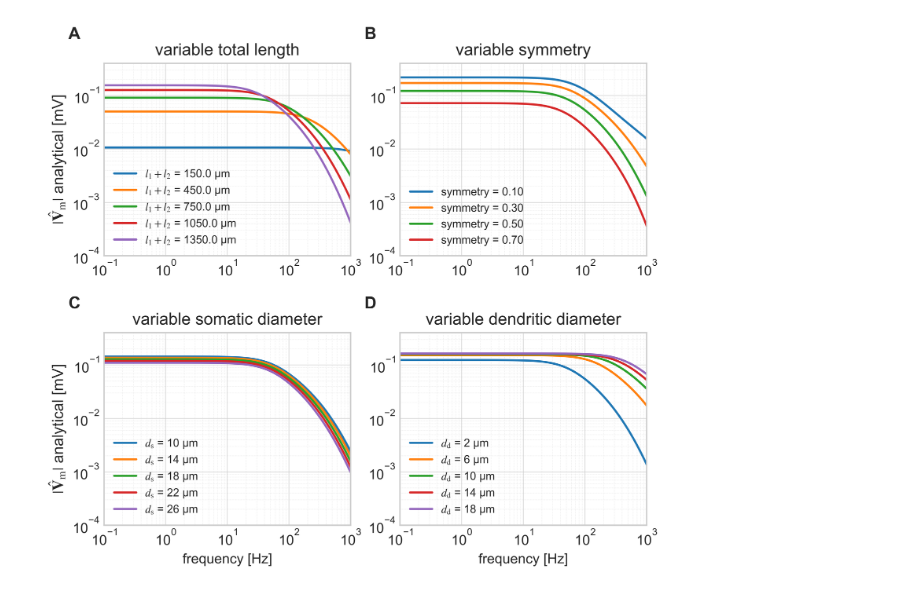
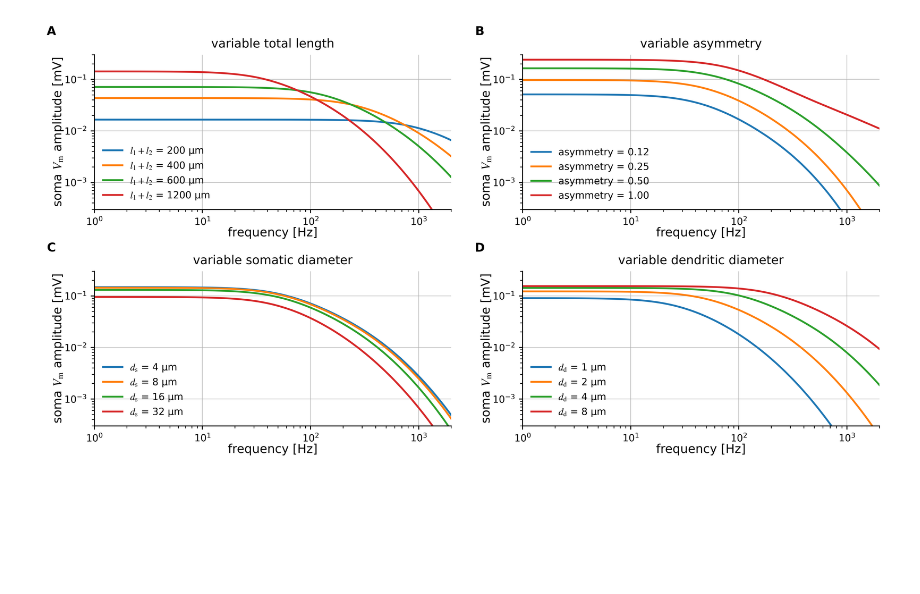
Before and after one commit to torbjone/CellTypeDependenceElStim, a Jupyter notebook: notebooks/Fig-8.ipynb, the cells around one changed output. Cells and saved outputs as stored; diff of their text form; code cells hidden in the pictures; blank space fills up the shorter version.

Commit message:
Updated figures

```diff
--- a/notebooks/Fig-8.ipynb
+++ b/notebooks/Fig-8.ipynb
@@ -3,17 +3,18 @@
 import matplotlib.pyplot as plt
 import matplotlib.gridspec as gridspec
 import numpy as np
+import brainsignals.plotting_convention as pc
 
 plt.rcParams.update({
     "figure.dpi": 600,
     "figure.figsize": (6, 2.5),
-    "font.size": 10,
+    "font.size": 8,
     "mathtext.fontset": "stix"
 })
 # %%
-def calculate_analytical_Vm_bn2s(params, freqs):
+def calculate_analytical_Vm_bn2s_with_sym(params, freqs):
     """
-    Calculates analytical soma Vm amplitude
+    Calculates analytical soma Vm amplitude, with the symmetry factor l2 = sym * l1
 
     Args:
         params (dict): A dictionary containing the biophysical parameters.
@@ -31,7 +32,7 @@ def calculate_analytical_Vm_bn2s(params, freqs):
     d = params['d']    # Stick diameter (m)
     ds = params['ds']  # Soma diameter (m)
     l1 = params['l1']  # Length of stick 1 (m)
-    l2 = params['l2']  # Length of stick 2 (m)
+    asym = params['asym']  # Symmetry factor determenting the length of stick 2
     s_in = params['s_in'] # PSD of white noise input current (A^2 / Hz)
 
     # --- 2. Calculate derived cable properties ---
@@ -49,7 +50,7 @@ def calculate_analytical_Vm_bn2s(params, freqs):
 
     # Electrotonic lengths (dimensionless)
     L1 = l1 / lambda_
-    L2 = l2 / lambda_
+    L2 = (1 - asym) / (1 + asym) * L1
 
     # Dimensionless frequency
     W = omega * tau_m
@@ -236,6 +149,7 @@ for sym in syms:
 # %%
 # Vary stick diameter
 diams = np.arange(2,20,4)
+diams = np.array([1, 2, 4, 8])
 
 V_m_vary_dend_diam = {}
 
@@ -243,7 +157,7 @@ for d_d in diams:
     params_copy = standard_neuron_parameters.copy()
     params_copy['d'] = d_d * 1e-6
 
-    freqs, abs_V_m = calculate_analytical_Vm_bn2s(params_copy, frequencies)
+    freqs, abs_V_m = calculate_analytical_Vm_bn2s_with_sym(params_copy, frequencies)
 
     V_m_vary_dend_diam[d_d] = {
         'freqs': freqs,
@@ -253,7 +167,8 @@ for d_d in diams:
     del freqs, abs_V_m
 # %%
 # Vary soma diam
-diams = np.arange(10,30,4)
+diams = np.arange(10,30,5)
+diams = np.array([4, 8, 16, 32])
 
 V_m_vary_soma_diam = {}
 
@@ -261,7 +176,7 @@ for d_s in diams:
     params_copy = standard_neuron_parameters.copy()
     params_copy['ds'] = d_s * 1e-6
 
-    freqs, abs_V_m = calculate_analytical_Vm_bn2s(params_copy, frequencies)
+    freqs, abs_V_m = calculate_analytical_Vm_bn2s_with_sym(params_copy, frequencies)
 
     V_m_vary_soma_diam[d_s] = {
         'freqs': freqs,
@@ -271,81 +186,66 @@ for d_s in diams:
     del freqs, abs_V_m
 # %%
 # --- Plotting the Results ---
-plt.style.use('seaborn-v0_8-whitegrid')
+#plt.style.use('seaborn-v0_8-whitegrid')
 
 # Create a figure with a specific size
-fig = plt.figure(figsize=(7, 6))
+fig = plt.figure(figsize=(10, 5))
+fig.subplots_adjust(left=0.08, right=0.98, bottom=0.08, top=0.93)
 
-plt.rcParams['font.family'] = 'sans-serif'
+#plt.rcParams['font.family'] = 'sans-serif'
 
 # Create a GridSpec layout for more control over subplot placement
 # 3 rows, 2 columns
 gs = gridspec.GridSpec(2, 2, figure=fig, hspace=0.4, wspace=0.2)
 
 # Define the axes for each subplot
 ax1 = fig.add_subplot(gs[0, 0])
 ax2 = fig.add_subplot(gs[0, 1])
 ax3 = fig.add_subplot(gs[1, 0])
 ax4 = fig.add_subplot(gs[1, 1])
 
 # Common unit conversion factor
 unit_conversion_factor = (1e12 * 1e3)**2
 props = dict(boxstyle='round,pad=0.5', facecolor='wheat', alpha=0.5)
 
 
 # --- Subplot 1: Vary total length with fixed symmetry ---
 for l, data in V_m_vary_abs_len.items():
-    ax1.loglog(data['freqs'], data['abs_V_m'], label=f'$l_1+l_2$ = {l} µm')
-ax1.set_title('variable total length')
-#ax1.set_xlabel('Frequency (Hz)')
-ax1.set_ylabel(r'$|\hat{\mathbf{V}}_\mathrm{m}|$ analytical [mV]', fontsize = 11)
-ax1.legend(fontsize = 8)
-ax1.grid(which='major', linestyle='-', linewidth=0.5, alpha=0.8)
-ax1.grid(which='minor', linestyle=':', linewidth=0.3, alpha=0.6)
-# info_text1 = f"Fixed:\nSymmetry = {standard_neuron_parameters_sym['sym']}\n$d_{{\\mathrm{{d}}}}$ = {standard_neuron_parameters_sym['d']*1e6} µm\n$d_{{\\mathrm{{s}}}}$ = {standard_neuron_parameters_sym['ds']*1e6} µm"
-# ax1.text(0.95, 0.05, info_text1, transform=ax1.transAxes,
-#          verticalalignment='bottom', horizontalalignment='right', bbox=props, fontsize = 8)
-ax1.set_xlim(left=1e-1, right=1e3)
-ax1.set_ylim(top = 4e-1,bottom=1e-4)
+    ax1.loglog(data['freqs'], data['abs_V_m'], label=f'$l_1+l_2$ = {int(np.round(l))} µm')
+ax1.set_title('variable total length', fontsize=10)
+
 
 # --- Subplot 2: Vary symmetry  ---
-for sym, data in V_m_vary_symmetry.items():
-    ax2.loglog(data['freqs'], data['abs_V_m'], label=f'symmetry = {sym:.2f}')
-ax2.set_title('variable symmetry')
-ax2.legend(fontsize = 8)
-ax2.grid(which='major', linestyle='-', linewidth=0.5, alpha=0.8)
-ax2.grid(which='minor', linestyle=':', linewidth=0.3, alpha=0.6)
-ax2.set_xlim(left=1e-1, right=1e3)
-ax2.set_ylim(top = 4e-1,bottom=1e-4)
+for sym, data in V_m_vary_asymmetry.items():
+    ax2.loglog(data['freqs'], data['abs_V_m'], label=f'asymmetry = {sym:.2f}')
+ax2.set_title('variable asymmetry', fontsize=10)
 
 # --- Subplot 3: Vary soma diameter ---
 for d_s, data in V_m_vary_soma_diam.items():
     ax3.loglog(data['freqs'], data['abs_V_m'], label=f'$d_{{\\mathrm{{s}}}}$ = {d_s} µm')
-ax3.set_title('variable somatic diameter')
-ax3.set_xlabel('frequency [Hz]')
-ax3.set_ylabel(r'$|\hat{\mathbf{V}}_\mathrm{m}|$ analytical [mV]', fontsize = 11)
-ax3.legend(fontsize = 8)
-ax3.grid(which='major', linestyle='-', linewidth=0.5, alpha=0.8)
-ax3.grid(which='minor', linestyle=':', linewidth=0.3, alpha=0.6)
-ax3.set_xlim(left=1e-1, right=1e3)
-ax3.set_ylim(top = 4e-1,bottom=1e-4)
+ax3.set_title('variable somatic diameter', fontsize=10)
+
 
 # --- Subplot 4: Vary dendrite diameter (was ax2 before) ---
 for d_d, data in V_m_vary_dend_diam.items():
     ax4.loglog(data['freqs'], data['abs_V_m'], label=f'$d_{{\\mathrm{{d}}}}$ = {d_d} µm')
-ax4.set_title('variable dendritic diameter')
-ax4.set_xlabel('frequency [Hz]')
-ax4.legend(fontsize = 8)
-ax4.grid(which='major', linestyle='-', linewidth=0.5, alpha=0.8)
-ax4.grid(which='minor', linestyle=':', linewidth=0.3, alpha=0.6)
-ax4.set_xlim(left=1e-1, right=1e3)
-ax4.set_ylim(top = 4e-1,bottom=1e-4)
+ax4.set_title('variable dendritic diameter', fontsize=10)
+
+for ax in fig.axes:
+    ax.set_xlabel('frequency [Hz]', fontsize=10)
+    ax.legend(frameon=False, loc="lower left")
+    ax.set_ylabel(r'soma $V_\mathrm{m}$ amplitude [mV]', fontsize=10)
+    ax.grid(which='major', linestyle='-', linewidth=0.5, alpha=0.8)
+    #ax4.grid(which='minor', linestyle=':', linewidth=0.3, alpha=0.6)
+    ax.set_xlim(left=1e0, right=2e3)
+    ax.set_ylim(top = 3e-1,bottom=3e-4)
+
 
 # Adjust layout to prevent titles and labels from overlapping
-fig.tight_layout(rect=[0, 0, 1, 0.97]) # rect is used to make space for suptitle
-mark_subplots(fig.axes, fontsize=12)
-
-plt.savefig('fig8.pdf')
-plt.show()
+#fig.tight_layout(rect=[0, 0, 1, 0.97]) # rect is used to make space for suptitle
+pc.mark_subplots(fig.axes)
+pc.simplify_axes(fig.axes)
+plt.savefig('fig9.pdf')
+#plt.show()
 # %% [output]
-[figure, old version]
+[figure, new version]
```
Also changed, not shown: parts of 5 cells of this notebook, 12 other files.
